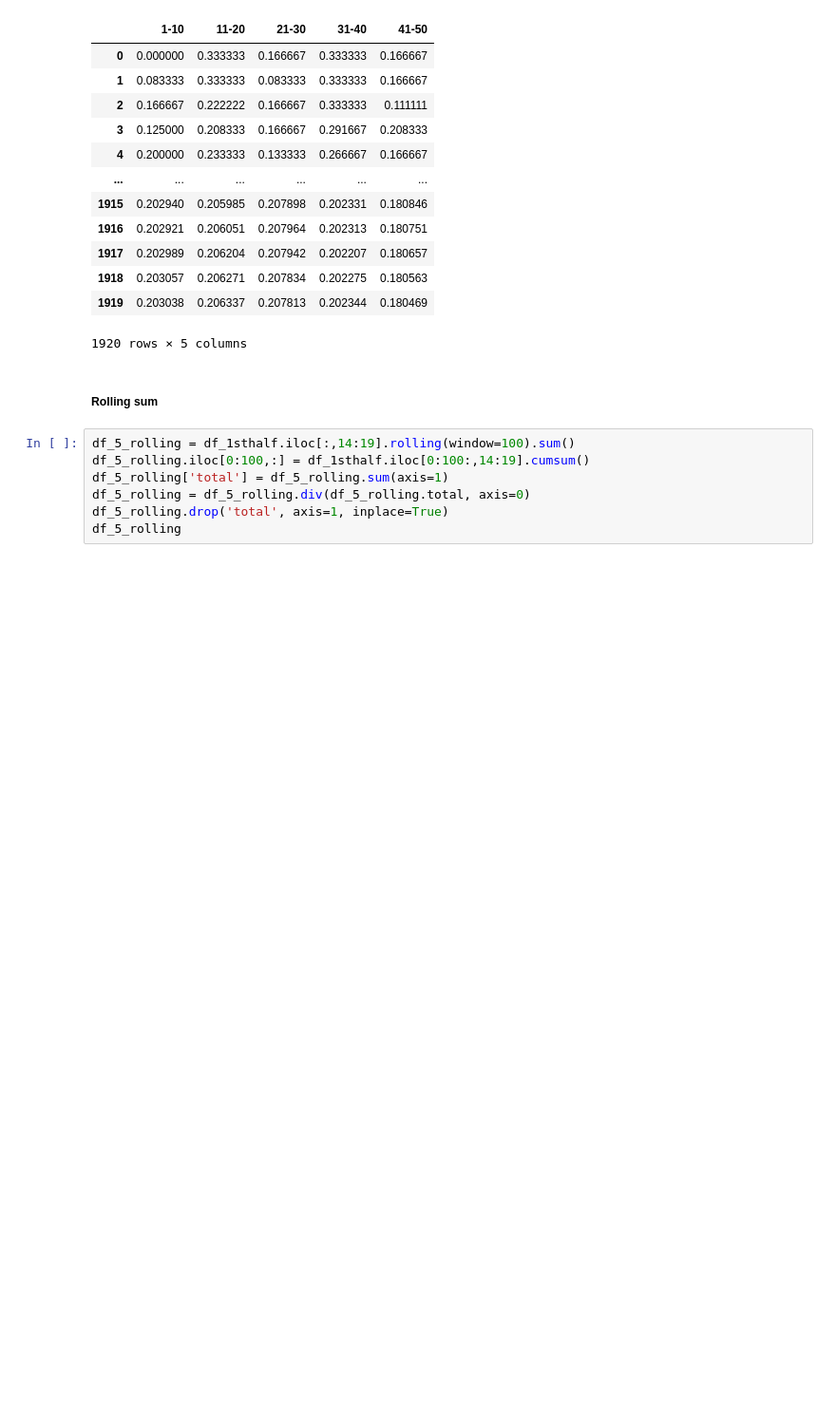
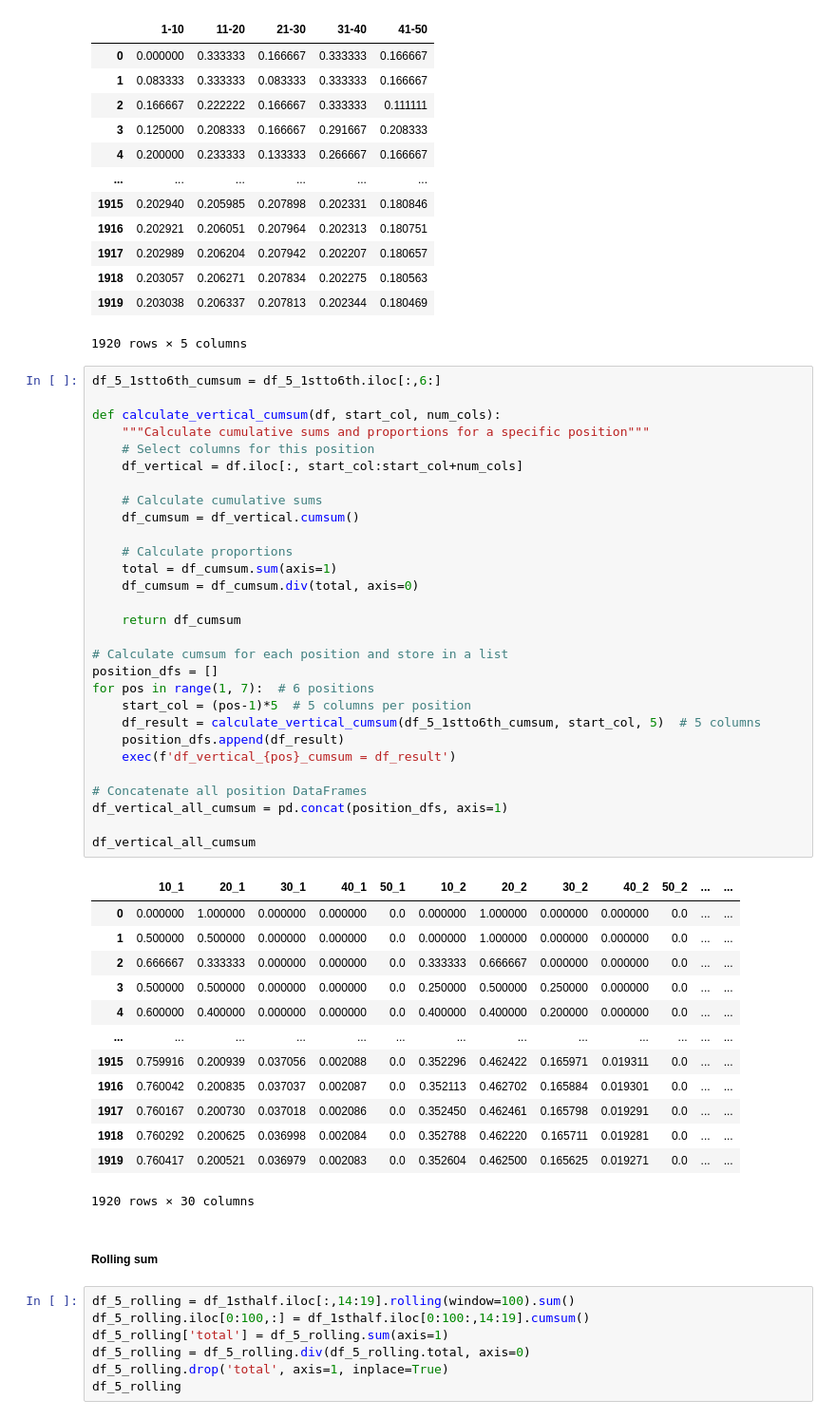
Before and after one commit to TedLLH/HongKongPowerBall_MarkSix, a Jupyter notebook: marksix.ipynb, the cells around one changed output. Shown at 95% size. Saved outputs shown, nothing was run; the diff lists cells and outputs as text; blank space fills up the shorter version.

Commit message:
add cumsum and rolling sum for colour groups and vertical groups

```diff
--- a/marksix.ipynb
+++ b/marksix.ipynb
@@ -906,6 +935,49 @@ df_5_cumsum
 | 1918 | 0.203057 | 0.206271 | 0.207834 | 0.202275 | 0.180563 |
 | 1919 | 0.203038 | 0.206337 | 0.207813 | 0.202344 | 0.180469 |
 1920 rows × 5 columns
+# %%
+df_5_1stto6th_cumsum = df_5_1stto6th.iloc[:,6:]
+
+def calculate_vertical_cumsum(df, start_col, num_cols):
+    """Calculate cumulative sums and proportions for a specific position"""
+    # Select columns for this position
+    df_vertical = df.iloc[:, start_col:start_col+num_cols]
+
+    # Calculate cumulative sums
+    df_cumsum = df_vertical.cumsum()
+
+    # Calculate proportions
+    total = df_cumsum.sum(axis=1)
+    df_cumsum = df_cumsum.div(total, axis=0)
+
+    return df_cumsum
+
+# Calculate cumsum for each position and store in a list
+position_dfs = []
+for pos in range(1, 7):  # 6 positions
+    start_col = (pos-1)*5  # 5 columns per position
+    df_result = calculate_vertical_cumsum(df_5_1stto6th_cumsum, start_col, 5)  # 5 columns
+    position_dfs.append(df_result)
+    exec(f'df_vertical_{pos}_cumsum = df_result')
+
+# Concatenate all position DataFrames
+df_vertical_all_cumsum = pd.concat(position_dfs, axis=1)
+
+df_vertical_all_cumsum
+# %% [output]
+|  | 10_1 | 20_1 | 30_1 | 40_1 | 50_1 | 10_2 | 20_2 | 30_2 | 40_2 | 50_2 | ... | ... |
+| 0 | 0.000000 | 1.000000 | 0.000000 | 0.000000 | 0.0 | 0.000000 | 1.000000 | 0.000000 | 0.000000 | 0.0 | ... | ... |
+| 1 | 0.500000 | 0.500000 | 0.000000 | 0.000000 | 0.0 | 0.000000 | 1.000000 | 0.000000 | 0.000000 | 0.0 | ... | ... |
+| 2 | 0.666667 | 0.333333 | 0.000000 | 0.000000 | 0.0 | 0.333333 | 0.666667 | 0.000000 | 0.000000 | 0.0 | ... | ... |
+| 3 | 0.500000 | 0.500000 | 0.000000 | 0.000000 | 0.0 | 0.250000 | 0.500000 | 0.250000 | 0.000000 | 0.0 | ... | ... |
+| 4 | 0.600000 | 0.400000 | 0.000000 | 0.000000 | 0.0 | 0.400000 | 0.400000 | 0.200000 | 0.000000 | 0.0 | ... | ... |
+| ... | ... | ... | ... | ... | ... | ... | ... | ... | ... | ... | ... | ... |
+| 1915 | 0.759916 | 0.200939 | 0.037056 | 0.002088 | 0.0 | 0.352296 | 0.462422 | 0.165971 | 0.019311 | 0.0 | ... | ... |
+| 1916 | 0.760042 | 0.200835 | 0.037037 | 0.002087 | 0.0 | 0.352113 | 0.462702 | 0.165884 | 0.019301 | 0.0 | ... | ... |
+| 1917 | 0.760167 | 0.200730 | 0.037018 | 0.002086 | 0.0 | 0.352450 | 0.462461 | 0.165798 | 0.019291 | 0.0 | ... | ... |
+| 1918 | 0.760292 | 0.200625 | 0.036998 | 0.002084 | 0.0 | 0.352788 | 0.462220 | 0.165711 | 0.019281 | 0.0 | ... | ... |
+| 1919 | 0.760417 | 0.200521 | 0.036979 | 0.002083 | 0.0 | 0.352604 | 0.462500 | 0.165625 | 0.019271 | 0.0 | ... | ... |
+1920 rows × 30 columns
 # %% [markdown]
 ##### Rolling sum
 # %%
```
Also changed, not shown: parts of 17 cells of this notebook.
